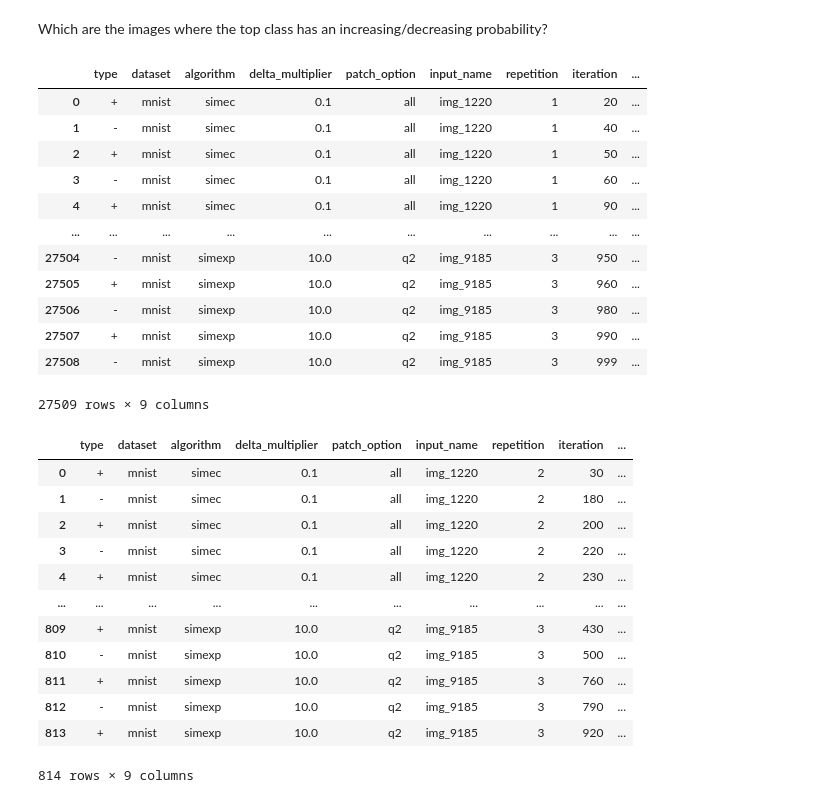
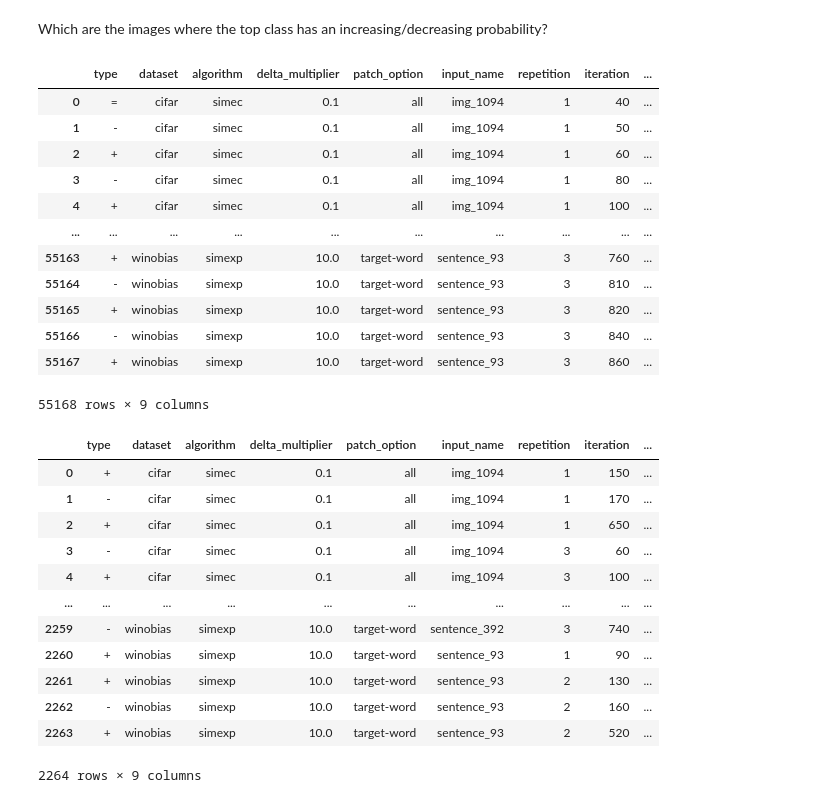
Before and after one commit to alessiomarta/transformers_equivalence_classes, a Jupyter notebook: notebooks/interpretation-analysis.ipynb, the cells around one changed output. Drawn from its saved outputs; the diff is of its cells as text; code cells hidden in the pictures.

```diff
--- a/notebooks/interpretation-analysis.ipynb
+++ b/notebooks/interpretation-analysis.ipynb
@@ -15,7 +15,7 @@ def load_data():
     for key in ["distance", "original_image_pred_proba", "embedding_pred_proba", "modified_image_pred_proba", "modified_image"]:
         df[key] = list(npz_data[key])
 
-    df.dropna(axis=1, inplace=True)
+    #df.dropna(axis=1, inplace=True)
     df["input_name"] = df["input_name"].astype(str)
     return df
 # %%
@@ -191,7 +247,10 @@ for group_keys, group in results.groupby(group_cols):
         continue
 
     # Initialize previous preds
-    original_pred = rows[0].original_image_pred
+    if rows[0].dataset != "winobias":
+        original_pred = rows[0].original_image_pred
+    else:
+        original_pred = np.argmax(rows[0].original_image_pred_proba)
     prev_proba_original_pred = rows[0].embedding_pred_proba[original_pred]
     prev_change_type = None
 
@@ -234,21 +293,22 @@ for group_keys, group in results.groupby(group_cols):
 
 # Create DataFrame from collected records
 df_changes = pd.DataFrame.from_records(records)
+pd.set_option('display.max_rows', 500)
 df_changes
 # %% [output]
 |  | type | dataset | algorithm | delta_multiplier | patch_option | input_name | repetition | iteration | ... |
-| 0 | + | mnist | simec | 0.1 | all | img_1220 | 1 | 20 | ... |
-| 1 | - | mnist | simec | 0.1 | all | img_1220 | 1 | 40 | ... |
-| 2 | + | mnist | simec | 0.1 | all | img_1220 | 1 | 50 | ... |
-| 3 | - | mnist | simec | 0.1 | all | img_1220 | 1 | 60 | ... |
-| 4 | + | mnist | simec | 0.1 | all | img_1220 | 1 | 90 | ... |
+| 0 | = | cifar | simec | 0.1 | all | img_1094 | 1 | 40 | ... |
+| 1 | - | cifar | simec | 0.1 | all | img_1094 | 1 | 50 | ... |
+| 2 | + | cifar | simec | 0.1 | all | img_1094 | 1 | 60 | ... |
+| 3 | - | cifar | simec | 0.1 | all | img_1094 | 1 | 80 | ... |
+| 4 | + | cifar | simec | 0.1 | all | img_1094 | 1 | 100 | ... |
 | ... | ... | ... | ... | ... | ... | ... | ... | ... | ... |
-| 27504 | - | mnist | simexp | 10.0 | q2 | img_9185 | 3 | 950 | ... |
-| 27505 | + | mnist | simexp | 10.0 | q2 | img_9185 | 3 | 960 | ... |
-| 27506 | - | mnist | simexp | 10.0 | q2 | img_9185 | 3 | 980 | ... |
-| 27507 | + | mnist | simexp | 10.0 | q2 | img_9185 | 3 | 990 | ... |
-| 27508 | - | mnist | simexp | 10.0 | q2 | img_9185 | 3 | 999 | ... |
+| 55163 | + | winobias | simexp | 10.0 | target-word | sentence_93 | 3 | 760 | ... |
+| 55164 | - | winobias | simexp | 10.0 | target-word | sentence_93 | 3 | 810 | ... |
+| 55165 | + | winobias | simexp | 10.0 | target-word | sentence_93 | 3 | 820 | ... |
+| 55166 | - | winobias | simexp | 10.0 | target-word | sentence_93 | 3 | 840 | ... |
+| 55167 | + | winobias | simexp | 10.0 | target-word | sentence_93 | 3 | 860 | ... |
-27509 rows × 9 columns
+55168 rows × 9 columns
 # %%
 records = []
 
@@ -260,7 +320,11 @@ for group_keys, group in results.groupby(group_cols):
     if not rows:
         continue
 
-    original_pred = rows[0].original_image_pred
+    # Initialize previous preds
+    if rows[0].dataset != "winobias":
+        original_pred = rows[0].original_image_pred
+    else:
+        original_pred = np.argmax(rows[0].original_image_pred_proba)
     prev_proba = rows[0].embedding_pred_proba[original_pred]
 
     # Start with no trend
@@ -284,45 +348,45 @@ for group_keys, group in results.groupby(group_cols):
             current_trend = new_trend
             cumulative_diff = diff
         elif new_trend == current_trend or new_trend == "=":
             cumulative_diff += diff
         else:
             # Direction changed — check if reversal is stronger than previous trend
             if abs(diff) > abs(cumulative_diff):
                 records.append({
                     "type": new_trend,
                     "dataset": row.dataset,
                     "algorithm": row.algorithm,
                     "delta_multiplier": row.delta_multiplier,
                     "patch_option": row.patch_option,
                     "input_name": row.input_name,
                     "repetition": row.repetition,
                     "iteration": row.iteration,
                     "diff": diff,
                 })
                 current_trend = new_trend
                 cumulative_diff = diff
             else:
                 cumulative_diff += diff  # Still within old trend
 
         prev_proba = curr_proba
 
 # Create DataFrame
 df_changes = pd.DataFrame.from_records(records)
 df_changes
 # %% [output]
 |  | type | dataset | algorithm | delta_multiplier | patch_option | input_name | repetition | iteration | ... |
-| 0 | + | mnist | simec | 0.1 | all | img_1220 | 2 | 30 | ... |
-| 1 | - | mnist | simec | 0.1 | all | img_1220 | 2 | 180 | ... |
-| 2 | + | mnist | simec | 0.1 | all | img_1220 | 2 | 200 | ... |
-| 3 | - | mnist | simec | 0.1 | all | img_1220 | 2 | 220 | ... |
-| 4 | + | mnist | simec | 0.1 | all | img_1220 | 2 | 230 | ... |
+| 0 | + | cifar | simec | 0.1 | all | img_1094 | 1 | 150 | ... |
+| 1 | - | cifar | simec | 0.1 | all | img_1094 | 1 | 170 | ... |
+| 2 | + | cifar | simec | 0.1 | all | img_1094 | 1 | 650 | ... |
+| 3 | - | cifar | simec | 0.1 | all | img_1094 | 3 | 60 | ... |
+| 4 | + | cifar | simec | 0.1 | all | img_1094 | 3 | 100 | ... |
 | ... | ... | ... | ... | ... | ... | ... | ... | ... | ... |
-| 809 | + | mnist | simexp | 10.0 | q2 | img_9185 | 3 | 430 | ... |
-| 810 | - | mnist | simexp | 10.0 | q2 | img_9185 | 3 | 500 | ... |
-| 811 | + | mnist | simexp | 10.0 | q2 | img_9185 | 3 | 760 | ... |
-| 812 | - | mnist | simexp | 10.0 | q2 | img_9185 | 3 | 790 | ... |
-| 813 | + | mnist | simexp | 10.0 | q2 | img_9185 | 3 | 920 | ... |
+| 2259 | - | winobias | simexp | 10.0 | target-word | sentence_392 | 3 | 740 | ... |
+| 2260 | + | winobias | simexp | 10.0 | target-word | sentence_93 | 1 | 90 | ... |
+| 2261 | + | winobias | simexp | 10.0 | target-word | sentence_93 | 2 | 130 | ... |
+| 2262 | - | winobias | simexp | 10.0 | target-word | sentence_93 | 2 | 160 | ... |
+| 2263 | + | winobias | simexp | 10.0 | target-word | sentence_93 | 2 | 520 | ... |
-814 rows × 9 columns
+2264 rows × 9 columns
 # %%
 group_cols = ["patch_option", "delta_multiplier", "algorithm", "dataset", "input_name"]
 # --- Determine majority change per group ---
```
Also changed, not shown: parts of 15 cells of this notebook, 5 other files.
